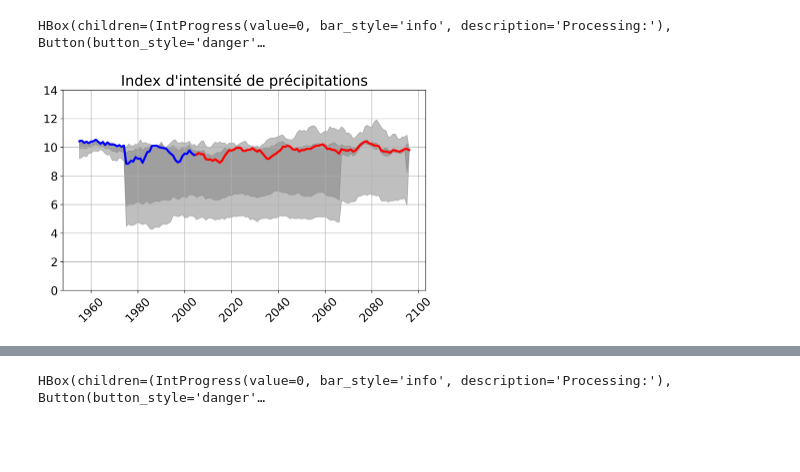
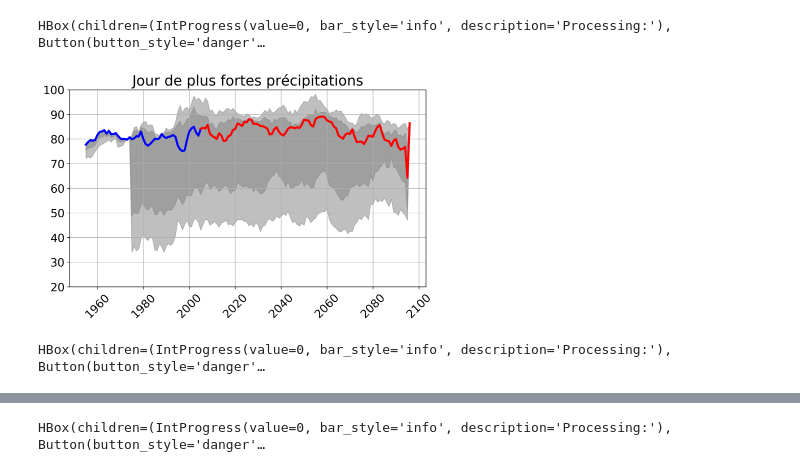
Before and after one commit to nilshempelmann/NAP_Niger, a Jupyter notebook: plot_indices.ipynb, the cells around one changed output, grey strips where cells are left out. Drawn from its saved outputs; the diff is of its cells as text; code cells hidden in the pictures; blank space fills up the shorter version.

```diff
--- a/plot_indices.ipynb
+++ b/plot_indices.ipynb
@@ -66,17 +66,23 @@ dates = ['1976-01-01', '2005-12-31', '2036-01-01', '2065-12-31', '2071-01-01', '
 # %%
-i = 5
+i = 1
 indicie = pr_indices[i]
 
 resource = [f for f in prInd_NER if indicie in f and '_yr_' in f]
 out = fp_i.plot_uncertainty(resource=resource, title=titles[i], # delta = -273.15,
-                            figsize='9,5', ymin=0, ymax=14  #
+                            figsize='9,5', ymin=20, ymax=100  #
                            )
 # %% [output]
 HBox(children=(IntProgress(value=0, bar_style='info', description='Processing:'), Button(button_style='danger'…
 # %%
-out_file = '/home/nils/nap_niger/NAP_Niger/pics/Timeseries_{}.png'.format(indicie)
+out_file = '/home/nils/nap_niger/pics/Timeseries_{}.png'.format(indicie)
 
 request.urlretrieve(out.get()[0], out_file)
 Image(out_file, width=400)
 # %% [output]
-[figure, old version]
+[figure, new version]
+# %%
+out = fp_i.plot_spaghetti(resource=resource, # title=titles[i], # delta = -273.15,
+                           # figsize='9,5',# ymin=0, ymax=14  #
+                         )
+# %% [output]
+HBox(children=(IntProgress(value=0, bar_style='info', description='Processing:'), Button(button_style='danger'…
```
Also changed, not shown: parts of 10 cells of this notebook, 2 other files.
